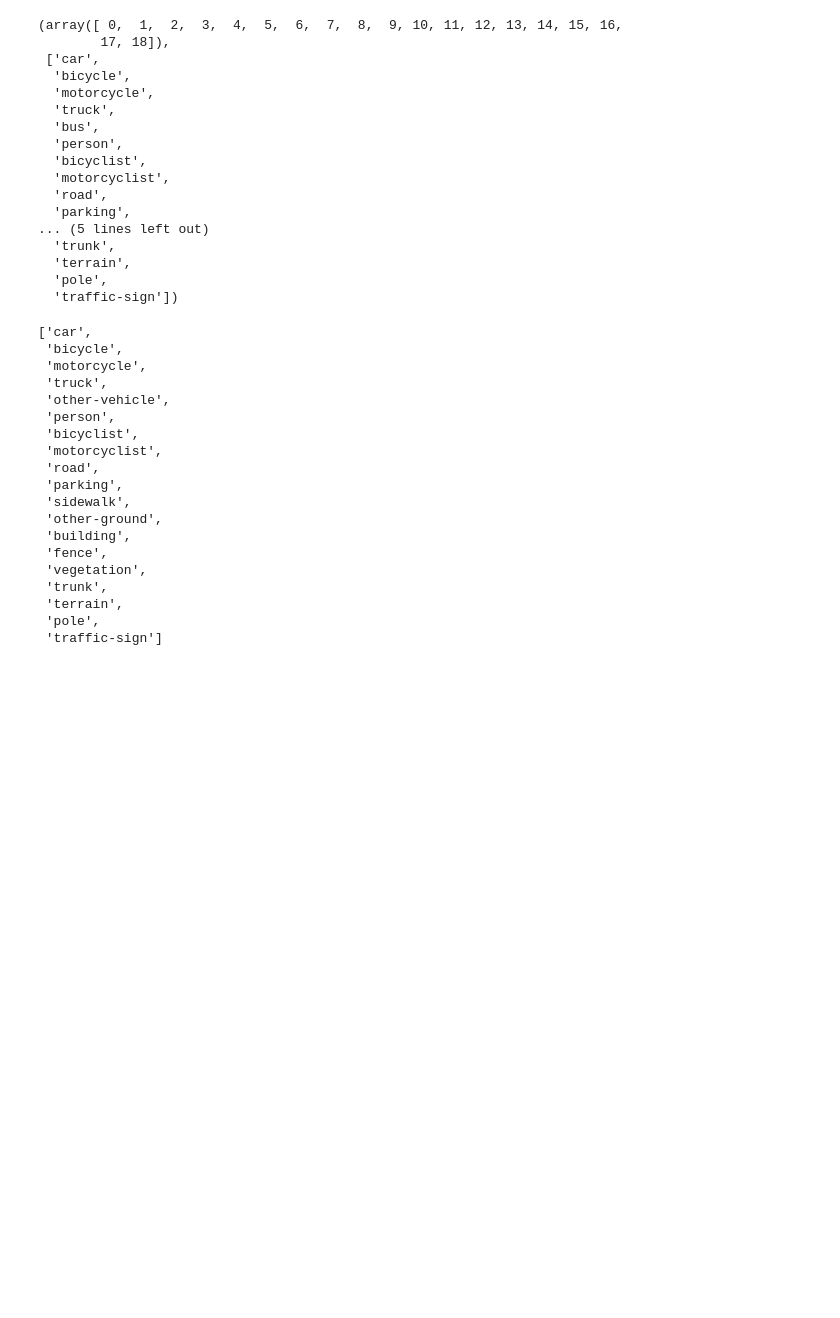
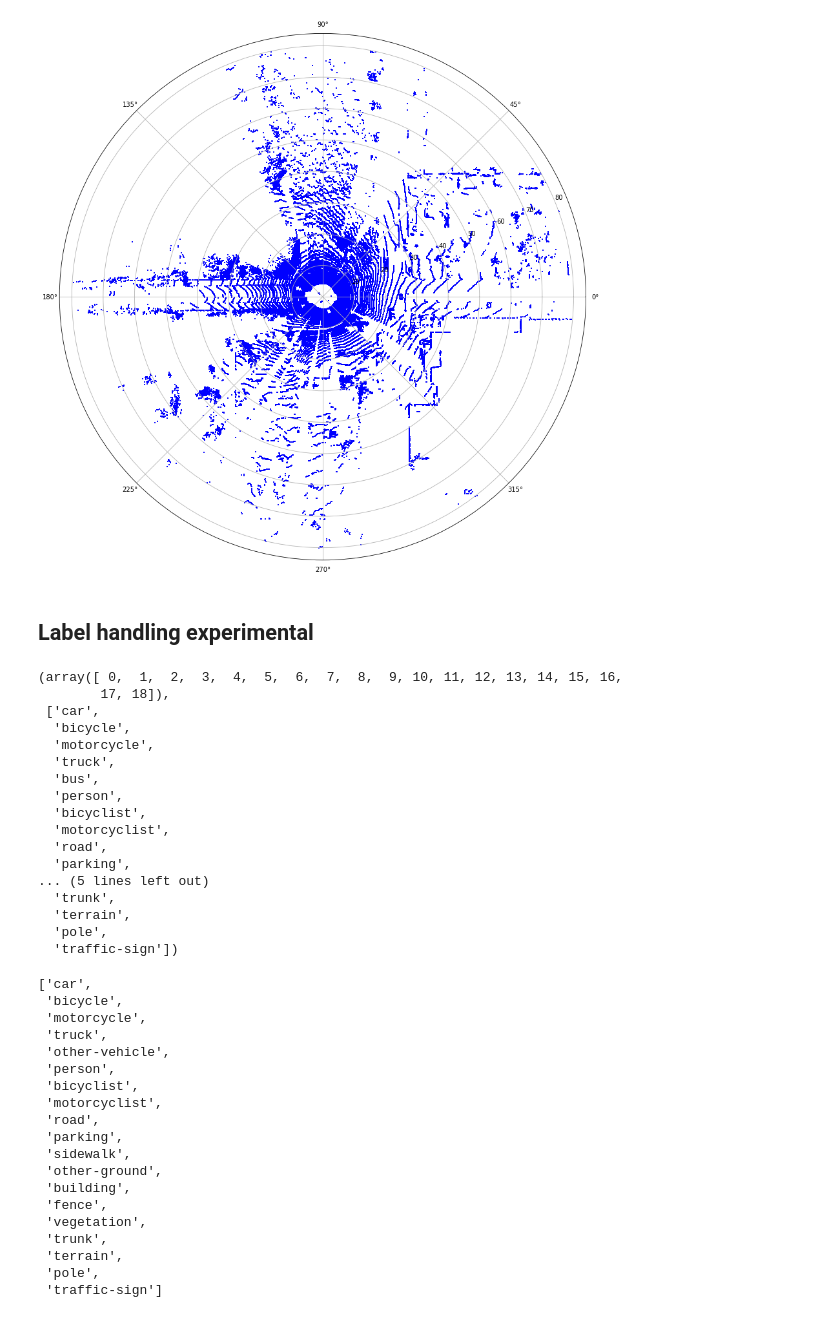
Before and after one commit to ponderbb/polarseg-kitti, a Jupyter notebook: notebooks/sandbox.ipynb, the cells around one changed output. Saved outputs shown, nothing was run; the diff lists cells and outputs as text; code cells hidden in the pictures; blank space fills up the shorter version.

```diff
--- a/notebooks/sandbox.ipynb
+++ b/notebooks/sandbox.ipynb
@@ -19,3 +46,29 @@ if '~/polarseg-kitti' not in sys.path:
+# %%
+def convert2polar(xyz):
+    r = np.sqrt(xyz[:,0]**2+xyz[:,1]**2).reshape(-1,1)
+    theta = np.arctan2(xyz[:,1],xyz[:,0]).reshape(-1,1)
+    z = xyz[:,2].reshape(-1,1)
+    return np.concatenate((r, theta, z), axis=1)
+
+def convert_to_voxels(rtz, fixed_space = True):
+    max_vol = np.amax(rtz, axis=0)
+    min_vol = np.amin(rtz, axis=0)
+    if fixed_space:
+        rtz = utils.clip(rtz, min_bound=min_vol, max_bound=max_vol)
+
+
+
+rtz = convert2polar(xyz.copy())
+convert_to_voxels(rtz)
+# %%
+fig = plt.figure(figsize=(15,15))
+plt.axes(projection = 'polar', )
+plt.scatter(rtz[1], rtz[0], c='b', marker="s", label='original', s=1)
+plt.show()
+# %% [output]
+[figure, added]
+# %% [markdown]
+## Label handling experimental
 # %%
 def load_SemKITTI_yaml(file, label_name=False):
     # FIXME: rewrite or reference
```
Also changed, not shown: parts of 7 cells of this notebook, 1 other file.
